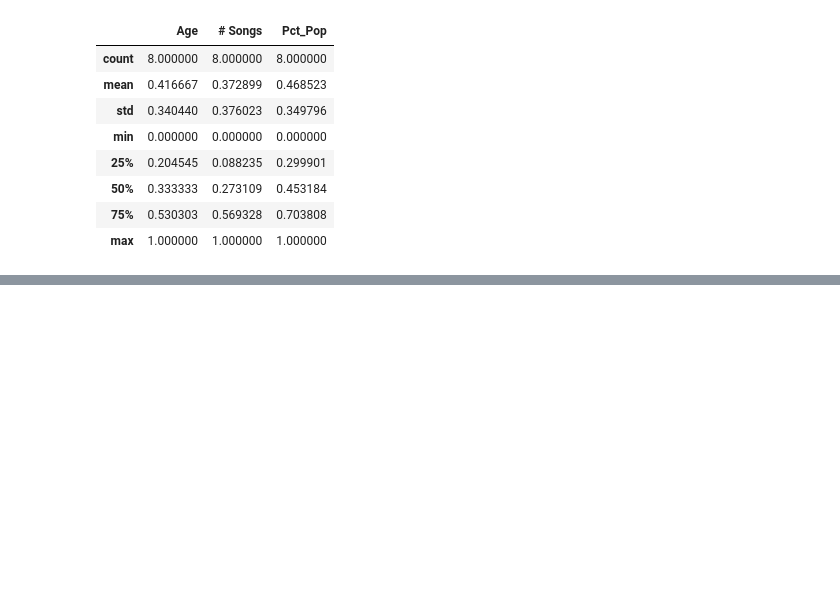
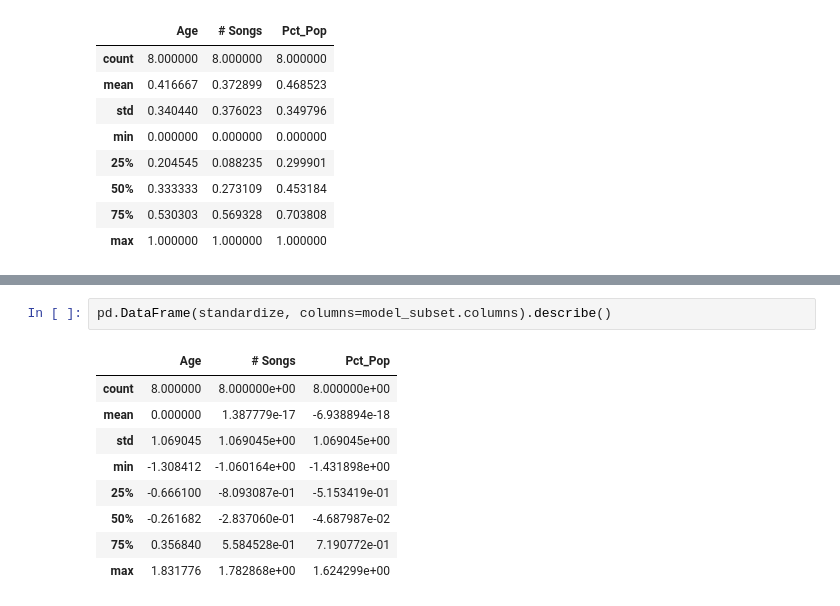
Before and after one commit to eek-dataguy/Unsupervised-ML, a Jupyter notebook: Practices/data_prep.ipynb, the cells around one changed output, grey strips where cells are left out. Saved outputs shown, nothing was run; the diff lists cells and outputs as text; blank space fills up the shorter version.

```diff
--- a/Practices/data_prep.ipynb
+++ b/Practices/data_prep.ipynb
@@ -820,0 +877,12 @@ pd.DataFrame(normalize, columns = model_subset.columns).describe()
+# %%
+pd.DataFrame(standardize, columns=model_subset.columns).describe()
+# %% [output]
+|  | Age | # Songs | Pct_Pop |
+| count | 8.000000 | 8.000000e+00 | 8.000000e+00 |
+| mean | 0.000000 | 1.387779e-17 | -6.938894e-18 |
+| std | 1.069045 | 1.069045e+00 | 1.069045e+00 |
+| min | -1.308412 | -1.060164e+00 | -1.431898e+00 |
+| 25% | -0.666100 | -8.093087e-01 | -5.153419e-01 |
+| 50% | -0.261682 | -2.837060e-01 | -4.687987e-02 |
+| 75% | 0.356840 | 5.584528e-01 | 7.190772e-01 |
+| max | 1.831776 | 1.782868e+00 | 1.624299e+00 |
```
Also changed, not shown: parts of 8 cells of this notebook.
